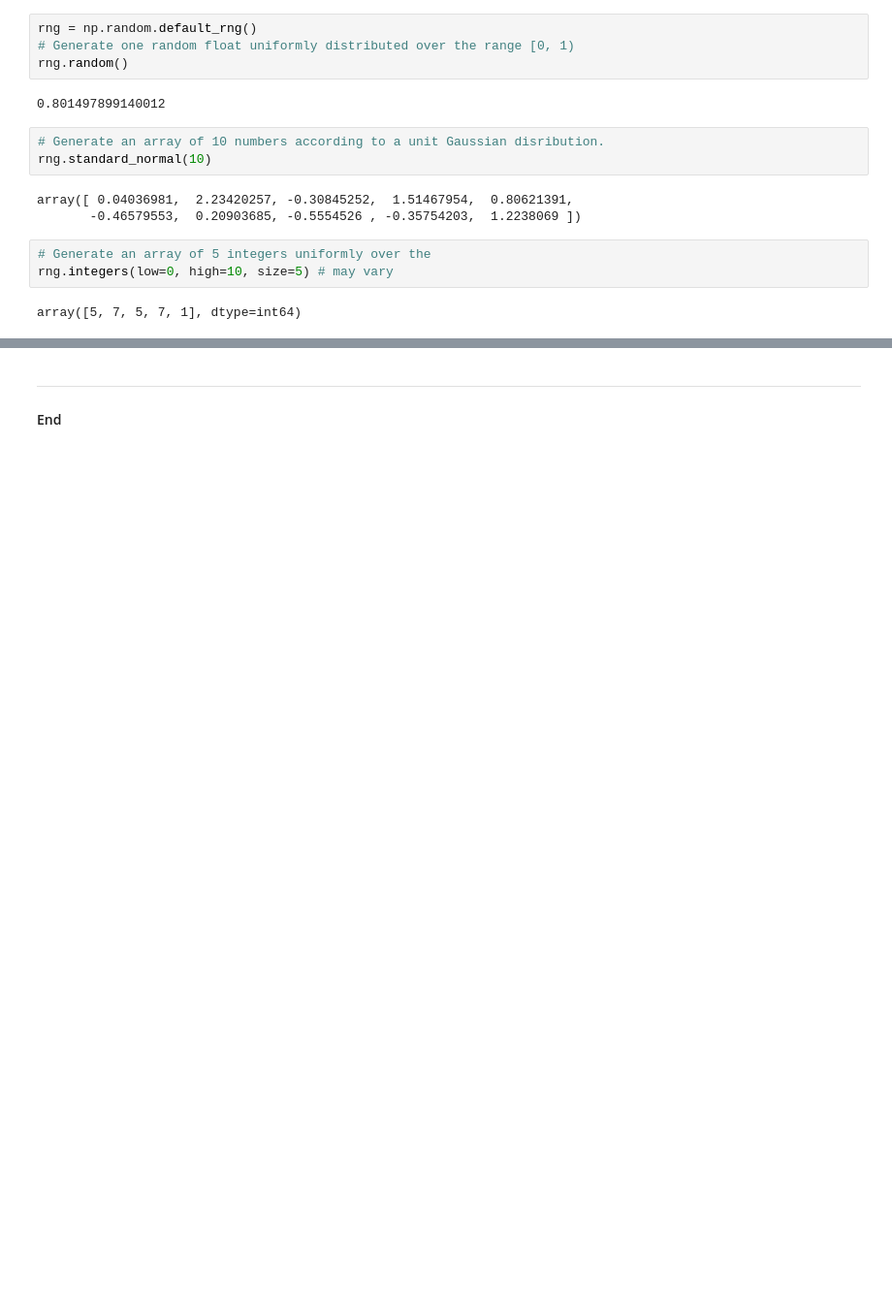
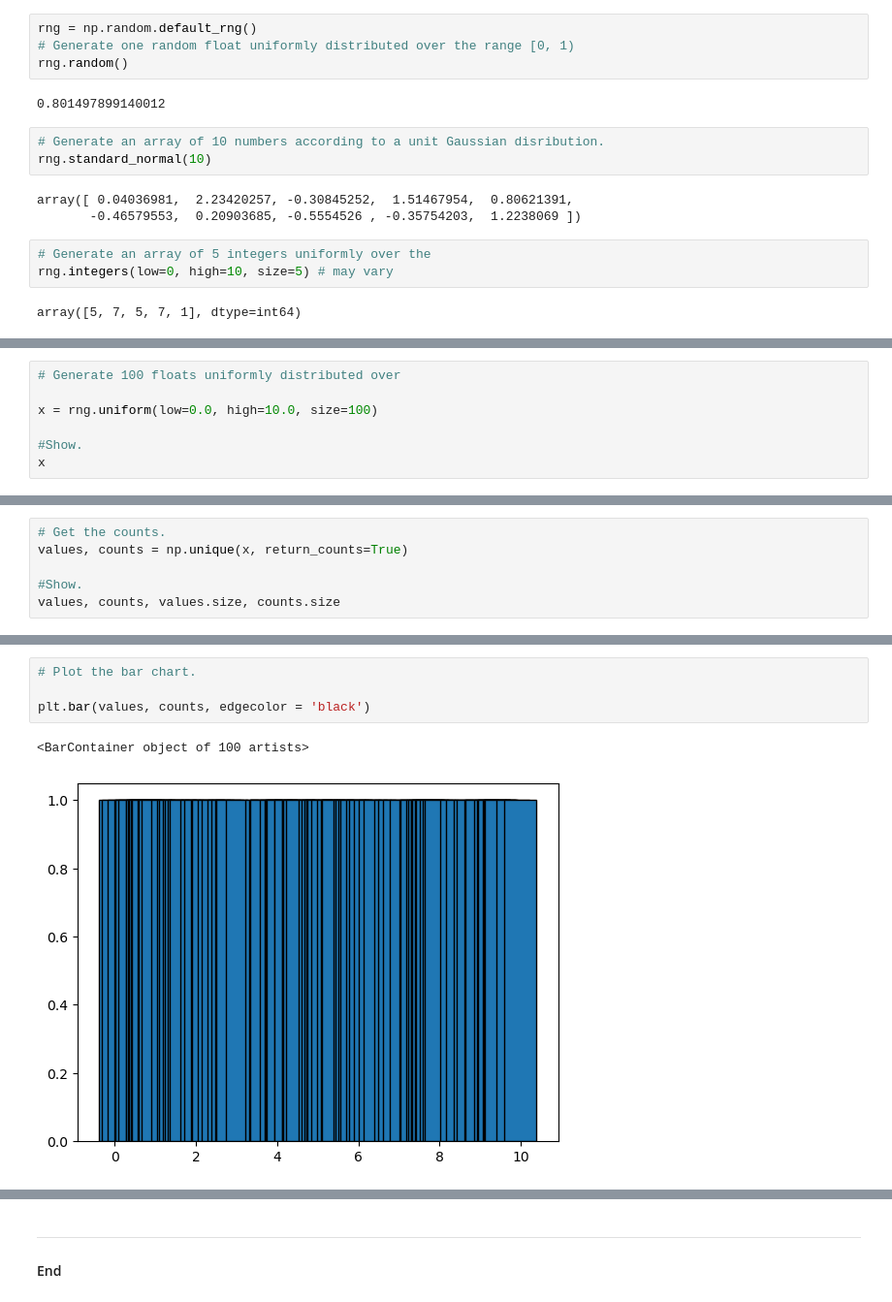
Before and after one commit to UWASIKLK/pda---mywork, a Jupyter notebook: random.ipynb, the cells around one changed output, grey strips where cells are left out. Shown: that part at 97% size. Drawn from its saved outputs; the diff is of its cells as text; blank space fills up the shorter version.

```diff
--- a/random.ipynb
+++ b/random.ipynb
@@ -31,0 +87,7 @@ array([5, 7, 5, 7, 1], dtype=int64)
+# %%
+# Generate 100 floats uniformly distributed over
+
+x = rng.uniform(low=0.0, high=10.0, size=100)
+
+#Show.
+x
@@ -31,0 +115,6 @@ array([5, 7, 5, 7, 1], dtype=int64)
+# %%
+# Get the counts.
+values, counts = np.unique(x, return_counts=True)
+
+#Show.
+values, counts, values.size, counts.size
@@ -31,0 +139,7 @@ array([5, 7, 5, 7, 1], dtype=int64)
+# %%
+# Plot the bar chart.
+
+plt.bar(values, counts, edgecolor = 'black')
+# %% [output]
+<BarContainer object of 100 artists>
+[figure, added]
```
Also changed, not shown: parts of 11 cells of this notebook.
